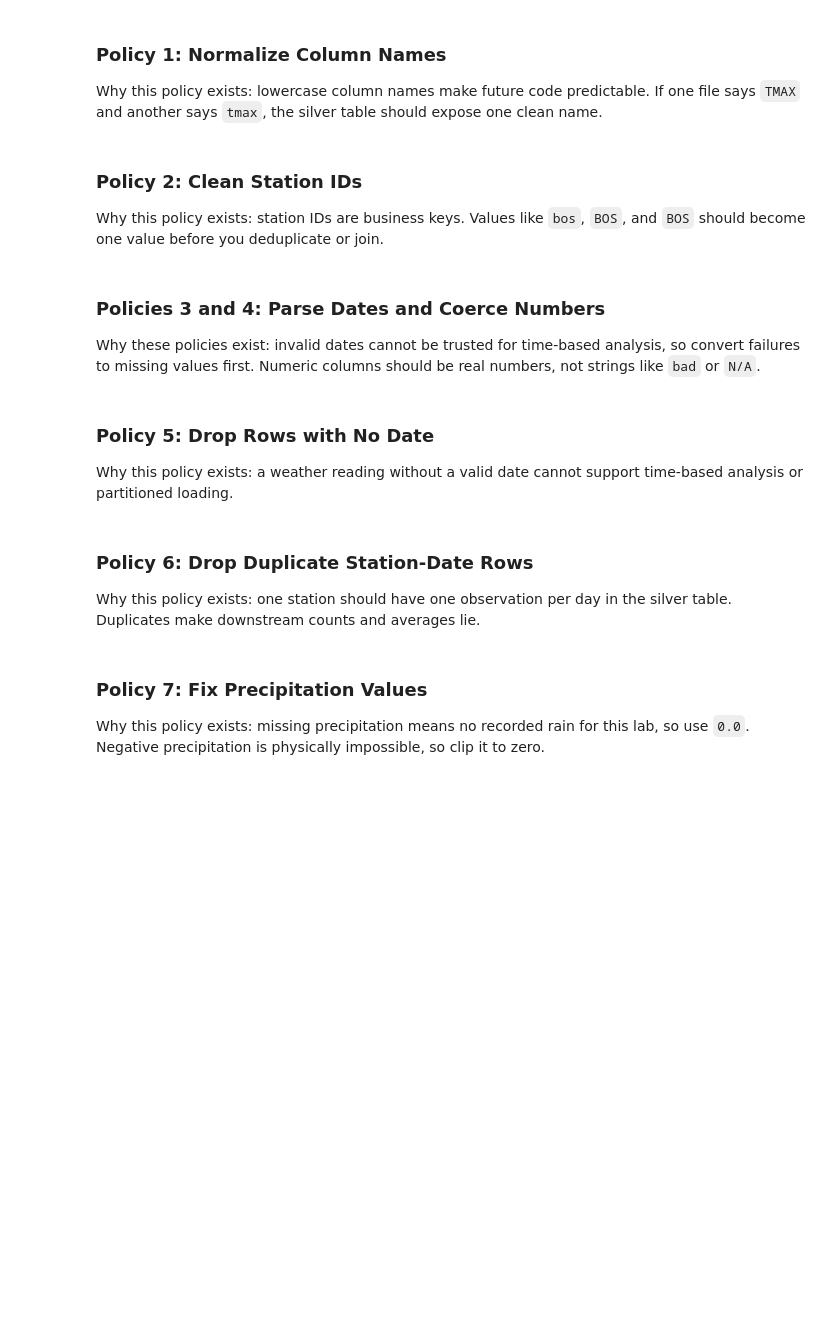
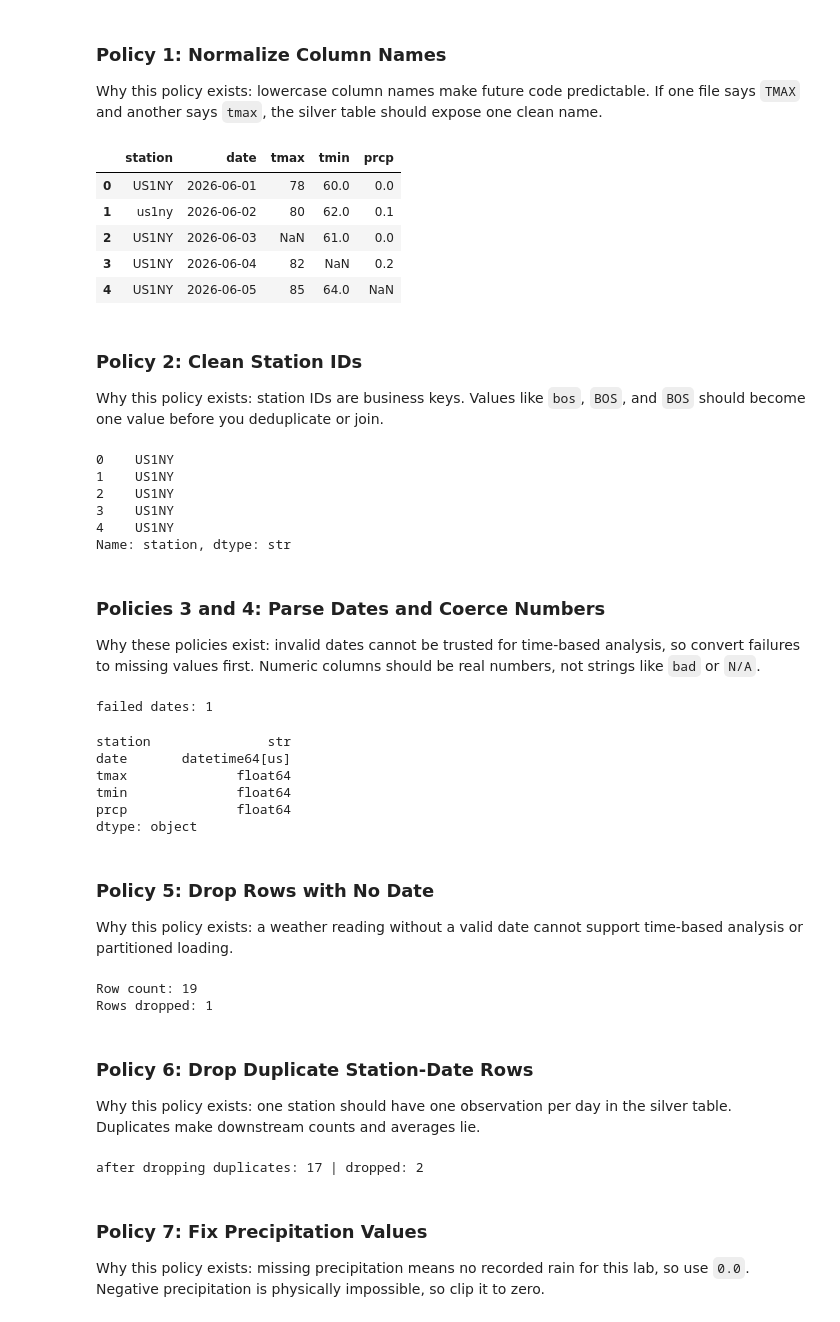
Before and after one commit to orlandojmarin/TechCatalyst_DE_2026, a Jupyter notebook: student-work/Week 3/Labs/Day 3/Mini_Project_Medallion_ETL/Medallion_ETL_Mini_Project.ipynb, the cells around one changed output. Drawn from its saved outputs; the diff is of its cells as text; code cells hidden in the pictures; blank space fills up the shorter version.

```diff
--- a/student-work/Week 3/Labs/Day 3/Mini_Project_Medallion_ETL/Medallion_ETL_Mini_Project.ipynb
+++ b/student-work/Week 3/Labs/Day 3/Mini_Project_Medallion_ETL/Medallion_ETL_Mini_Project.ipynb
@@ -119,3 +132,6 @@ Why: bronze must preserve exactly what arrived. The moment pandas parses a file,
 # Example shape:
 # raw_bytes = RAW_PATH.read_bytes()
 # print("extracted", len(raw_bytes), "bytes")
+
+raw_bytes = RAW_PATH.read_bytes()
+print("extracted", len(raw_bytes), "bytes")
@@ -229,17 +292,33 @@ Why this policy exists: lowercase column names make future code predictable. If
 # %%
 silver = raw_df.copy()
 
 # TODO Policy 1: normalize column names to stripped lowercase.
+silver.columns = silver.columns.str.strip().str.lower()
 
 silver.head()
+# %% [output]
+|  | station | date | tmax | tmin | prcp |
+| 0 | US1NY | 2026-06-01 | 78 | 60.0 | 0.0 |
+| 1 | us1ny | 2026-06-02 | 80 | 62.0 | 0.1 |
+| 2 | US1NY | 2026-06-03 | NaN | 61.0 | 0.0 |
+| 3 | US1NY | 2026-06-04 | 82 | NaN | 0.2 |
+| 4 | US1NY | 2026-06-05 | 85 | 64.0 | NaN |
 # %% [markdown]
 ### Policy 2: Clean Station IDs
 
 Why this policy exists: station IDs are business keys. Values like `bos`, `BOS`, and ` BOS ` should become one value before you deduplicate or join.
 # %%
 # TODO Policy 2: station -> stripped, uppercase text.
+silver["station"] = silver["station"].str.strip().str.upper()
 
 silver["station"].head()
+# %% [output]
+0    US1NY
+1    US1NY
+2    US1NY
+3    US1NY
+4    US1NY
+Name: station, dtype: str
 # %% [markdown]
 ### Policies 3 and 4: Parse Dates and Coerce Numbers
 
@@ -251,6 +330,11 @@ Why these policies exist: invalid dates cannot be trusted for time-based analysi
 # Example shape:
 # silver["date"] = pd.to_datetime(silver["date"].astype(str).str.strip(), errors="coerce")
 # print("failed dates:", silver["date"].isna().sum())
+
+silver["date"] = pd.to_datetime(silver["date"].astype(str).str.strip(), errors="coerce")
+print("failed dates:", silver["date"].isna().sum())
+# %% [output]
+failed dates: 1
 # %%
 # TODO Policy 4: coerce tmax, tmin, prcp to numeric with errors="coerce".
 
@@ -258,7 +342,17 @@ Why these policies exist: invalid dates cannot be trusted for time-based analysi
 # for col in ("tmax", "tmin", "prcp"):
 #     silver[col] = pd.to_numeric(silver[col], errors="coerce")
 
+for col in ("tmax", "tmin", "prcp"):
+    silver[col] = pd.to_numeric(silver[col], errors="coerce")
+
 silver.dtypes
+# %% [output]
+station               str
+date       datetime64[us]
+tmax              float64
+tmin              float64
+prcp              float64
+dtype: object
 # %% [markdown]
 ### Policy 5: Drop Rows with No Date
 
@@ -268,6 +362,14 @@ Why this policy exists: a weather reading without a valid date cannot support ti
 # TODO: print the row count and rows dropped. Expected row count: 19.
 
 before = len(silver)
+
+silver = silver.dropna(subset=["date"])
+
+print(f"Row count: {len(silver)}")
+print(f"Rows dropped: {before - len(silver)}")
+# %% [output]
+Row count: 19
+Rows dropped: 1
 # %% [markdown]
 ### Policy 6: Drop Duplicate Station-Date Rows
 
@@ -277,6 +379,11 @@ Why this policy exists: one station should have one observation per day in the s
 # TODO: print the row count and rows dropped. Expected row count: 17.
 
 before = len(silver)
+
+silver = silver.drop_duplicates(subset=["station", "date"], keep="first")
+print("after dropping duplicates:", len(silver), "| dropped:", before - len(silver))
+# %% [output]
+after dropping duplicates: 17 | dropped: 2
 # %% [markdown]
 ### Policy 7: Fix Precipitation Values
 
```
Also changed, not shown: parts of 16 cells of this notebook, 2 other files.
